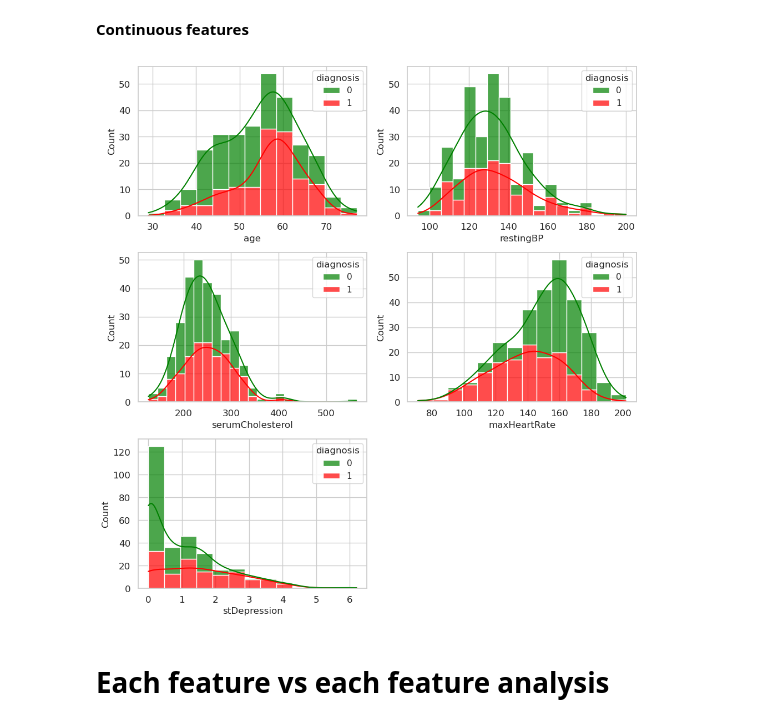
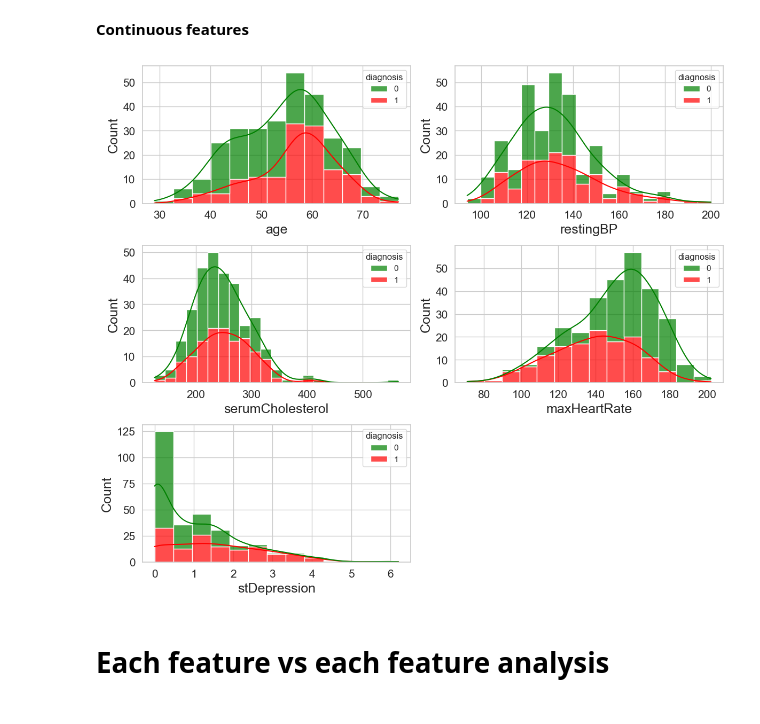
Before and after one commit to icbaptista/heart-disease-prediction-with-ML, a Jupyter notebook: analysis.ipynb, the cells around one changed output. Drawn from its saved outputs; the diff is of its cells as text; code cells hidden in the pictures.

```diff
--- a/analysis.ipynb
+++ b/analysis.ipynb
@@ -175,26 +175,24 @@ plt.show()
 # Set the style of the plots
 sns.set(style='whitegrid')
 
-# Define the figure and axes for the subplots
 num_cols = len(categoricalColumns.columns)
-num_rows = (num_cols + 2) // 3  # Compute the number of rows needed based on the number of columns
-fig, axes = plt.subplots(nrows=num_rows, ncols=3, figsize=(12, 4*num_rows))
+num_rows = (num_cols + 1) // 2
+fig, axes = plt.subplots(nrows=num_rows-1, ncols=2, figsize=(12, 6*(num_rows-1)))  # Update the number of rows and figsize
 myPalette = {0:"green", 1:"red"}
 
-# Loop through the rows and columns of the subplot grid and create a grouped bar chart for each group of three categorical features
-for i in range(num_rows):
-    for j in range(3):
-        if 3*i + j < num_cols:  # Check if there are more columns to plot
-            col = categoricalColumns.columns[3*i + j]
+for i in range(num_rows-1):  # Update the number of rows to loop through
+    for j in range(2):
+        if 2*i + j < num_cols:
+            col = categoricalColumns.columns[2*i + j]
             sns.countplot(x=col, hue='diagnosis', data=data, ax=axes[i, j], palette=myPalette)
-            #axes[i, j].set_title(col)
-            axes[i, j].set_xlabel(col, fontsize=14)
-            axes[i, j].set_ylabel('Count', fontsize=14)
-            axes[i, j].tick_params(axis='both', which='major', labelsize=14)
+            axes[i, j].set_xlabel(col, fontsize=20)
+            axes[i, j].set_ylabel('Count', fontsize=20)
+            axes[i, j].tick_params(axis='both', which='major', labelsize=18)
             xticks, xticklabels = plt.xticks()
-            plt.xticks(xticks, xticklabels, fontsize=12)
+            plt.xticks(xticks, xticklabels, fontsize=18)
+            leg = axes[i, j].legend(fontsize=18)  # increase font size of legend
+            leg.set_title('Diagnosis', prop={'size': 18})  # increase font size of legend title
 
-# Set the layout of the subplots and display the plot
 plt.tight_layout()
 plt.show()
 # %% [output]
@@ -204,36 +202,43 @@ plt.show()
 # %%
 # Plot for each continuous feature
 
 # Calculate the number of rows and columns needed to fit all the plots
 n_cols = 2
 n_rows = (len(continuousColumns) + 1) // 2  # Round up if necessary
 my_palette = {0: "green", 1: "red"}
 
 # Create a subplot grid with the specified number of rows and columns
-fig, axes = plt.subplots(n_rows, n_cols, figsize=(10, 500))
+fig, axes = plt.subplots(n_rows, n_cols, figsize=(12, 500))
 
 # Flatten the axes array to iterate over the subplots
 axes = axes.flatten()
 
 # Iterate over the continuous columns and create a histogram for each one
 for i, col in enumerate(continuousColumnsNames):
-    sns.histplot(data=data, x=col, hue='diagnosis', kde=True, multiple='stack', alpha=0.7, palette=my_palette, ax=axes[i])
+    sns.histplot(data=data,
+                 x=col,
+                 hue='diagnosis',
+                 kde=True,
+                 multiple='stack',
+                 alpha=0.7,
+                 palette=my_palette,
+                 ax=axes[i])
     #axes[i].set_title(col)
-    axes[i].set_xlabel(col, fontsize=12)
-    axes[i].set_ylabel('Count', fontsize=12)
-    axes[i].tick_params(axis='both', which='major', labelsize=12)
+    axes[i].set_xlabel(col, fontsize=18)
+    axes[i].set_ylabel('Count', fontsize=18)
+    axes[i].tick_params(axis='both', which='major', labelsize=15)
     xticks, xticklabels = plt.xticks()
-    plt.xticks(xticks, xticklabels, fontsize=12)
+    plt.xticks(xticks, xticklabels, fontsize=15)
 
 # Remove any unused subplots
 for j in range(i+1, len(axes)):
     fig.delaxes(axes[j])
 
 # Show the plots
 plt.tight_layout()
 plt.show()
 # %% [output]
-[figure, old version]
+[figure, new version]
 # %% [markdown]
 # Each feature vs each feature analysis
 # %% [markdown]
```
Also changed, not shown: parts of 8 cells of this notebook.
